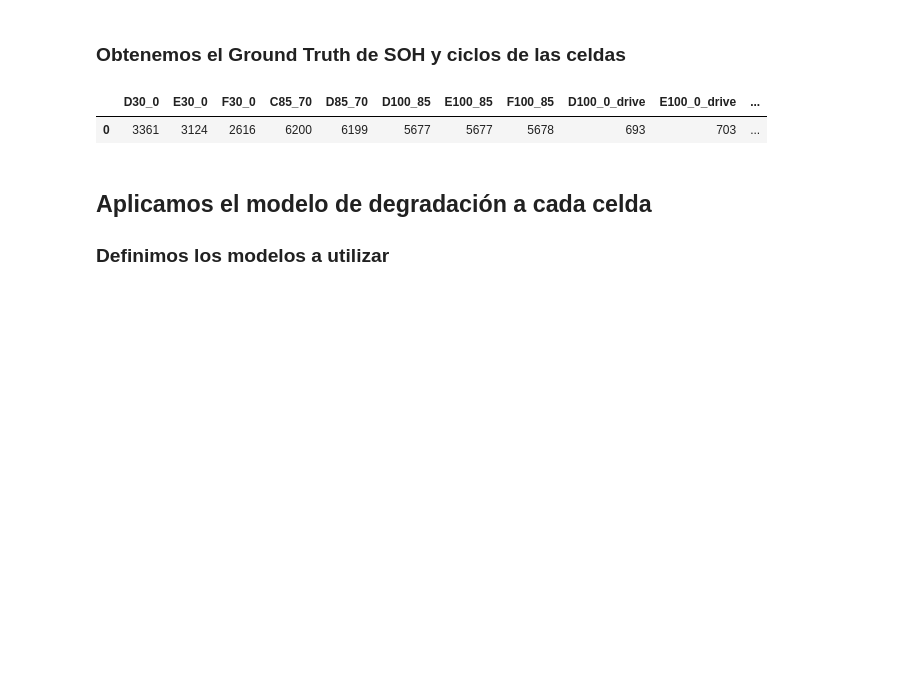
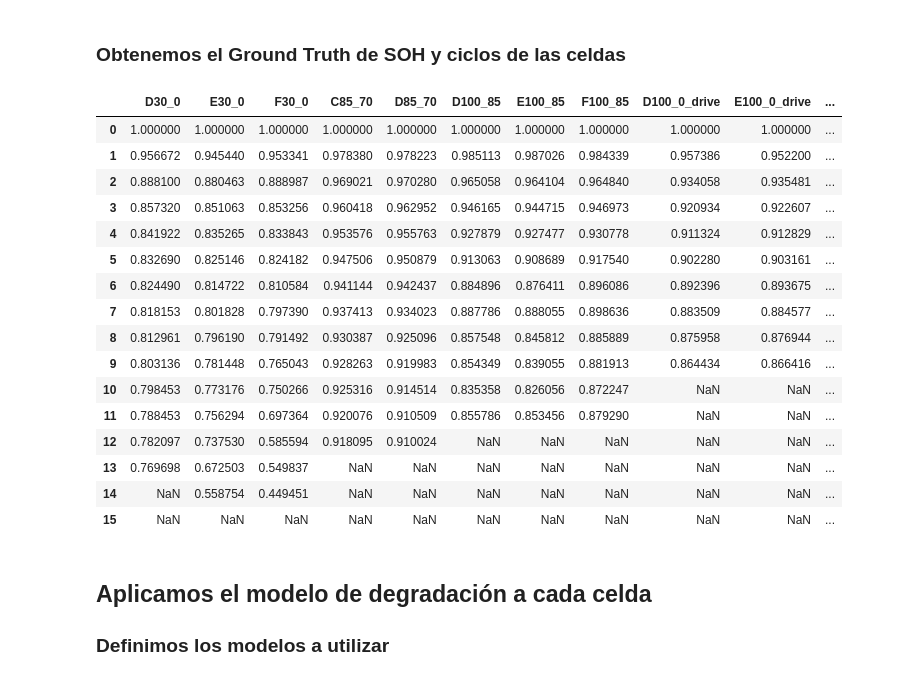
Before and after one commit to AXS-Rose/degradation_model, a Jupyter notebook: soh_methods_aging.ipynb, the cells around one changed output. Saved outputs shown, nothing was run; the diff lists cells and outputs as text; code cells hidden in the pictures; blank space fills up the shorter version.

```diff
--- a/soh_methods_aging.ipynb
+++ b/soh_methods_aging.ipynb
@@ -12,14 +12,29 @@ import matplotlib.pyplot as plt
 # %%
 # Obtenemos el ground truth
 gt_path = "C:/Users/Bruno/OneDrive - Universidad de Chile/BGMG/CASE/Datasets/Dataset_aging/cells_SOH_25deg.csv"
 gt_soh_values = pd.read_csv(gt_path)
 # Obtenemos los ciclos de cada celda
 path = "C:/Users/Bruno/OneDrive - Universidad de Chile/BGMG/CASE/Datasets/Dataset_aging/cells_cycles_25deg.csv"
 cycle_values = pd.read_csv(path)
-cycle_values
+gt_soh_values
 # %% [output]
 |  | D30_0 | E30_0 | F30_0 | C85_70 | D85_70 | D100_85 | E100_85 | F100_85 | D100_0_drive | E100_0_drive | ... |
-| 0 | 3361 | 3124 | 2616 | 6200 | 6199 | 5677 | 5677 | 5678 | 693 | 703 | ... |
+| 0 | 1.000000 | 1.000000 | 1.000000 | 1.000000 | 1.000000 | 1.000000 | 1.000000 | 1.000000 | 1.000000 | 1.000000 | ... |
+| 1 | 0.956672 | 0.945440 | 0.953341 | 0.978380 | 0.978223 | 0.985113 | 0.987026 | 0.984339 | 0.957386 | 0.952200 | ... |
+| 2 | 0.888100 | 0.880463 | 0.888987 | 0.969021 | 0.970280 | 0.965058 | 0.964104 | 0.964840 | 0.934058 | 0.935481 | ... |
+| 3 | 0.857320 | 0.851063 | 0.853256 | 0.960418 | 0.962952 | 0.946165 | 0.944715 | 0.946973 | 0.920934 | 0.922607 | ... |
+| 4 | 0.841922 | 0.835265 | 0.833843 | 0.953576 | 0.955763 | 0.927879 | 0.927477 | 0.930778 | 0.911324 | 0.912829 | ... |
+| 5 | 0.832690 | 0.825146 | 0.824182 | 0.947506 | 0.950879 | 0.913063 | 0.908689 | 0.917540 | 0.902280 | 0.903161 | ... |
+| 6 | 0.824490 | 0.814722 | 0.810584 | 0.941144 | 0.942437 | 0.884896 | 0.876411 | 0.896086 | 0.892396 | 0.893675 | ... |
+| 7 | 0.818153 | 0.801828 | 0.797390 | 0.937413 | 0.934023 | 0.887786 | 0.888055 | 0.898636 | 0.883509 | 0.884577 | ... |
+| 8 | 0.812961 | 0.796190 | 0.791492 | 0.930387 | 0.925096 | 0.857548 | 0.845812 | 0.885889 | 0.875958 | 0.876944 | ... |
+| 9 | 0.803136 | 0.781448 | 0.765043 | 0.928263 | 0.919983 | 0.854349 | 0.839055 | 0.881913 | 0.864434 | 0.866416 | ... |
+| 10 | 0.798453 | 0.773176 | 0.750266 | 0.925316 | 0.914514 | 0.835358 | 0.826056 | 0.872247 | NaN | NaN | ... |
+| 11 | 0.788453 | 0.756294 | 0.697364 | 0.920076 | 0.910509 | 0.855786 | 0.853456 | 0.879290 | NaN | NaN | ... |
+| 12 | 0.782097 | 0.737530 | 0.585594 | 0.918095 | 0.910024 | NaN | NaN | NaN | NaN | NaN | ... |
+| 13 | 0.769698 | 0.672503 | 0.549837 | NaN | NaN | NaN | NaN | NaN | NaN | NaN | ... |
+| 14 | NaN | 0.558754 | 0.449451 | NaN | NaN | NaN | NaN | NaN | NaN | NaN | ... |
+| 15 | NaN | NaN | NaN | NaN | NaN | NaN | NaN | NaN | NaN | NaN | ... |
 # %% [markdown]
 ## Aplicamos el modelo de degradación a cada celda
 ### Definimos los modelos a utilizar
```
Also changed, not shown: parts of 11 cells of this notebook, 1 other file.
